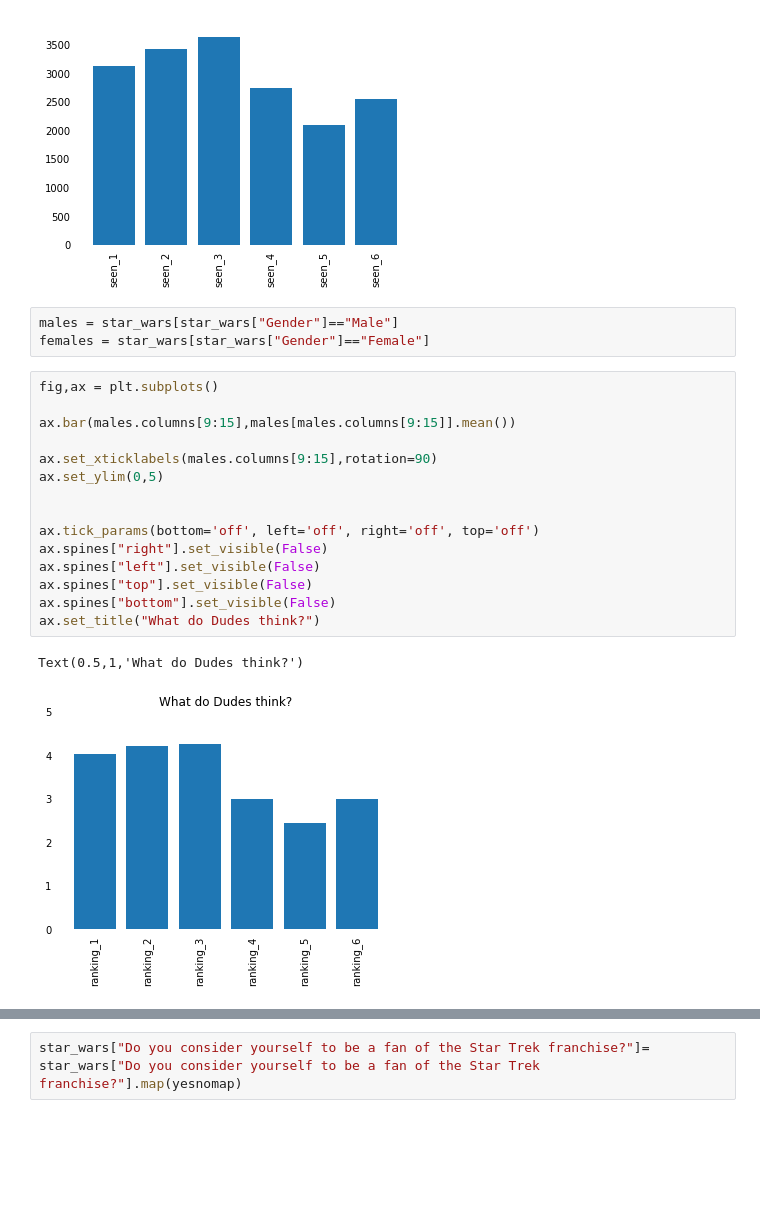
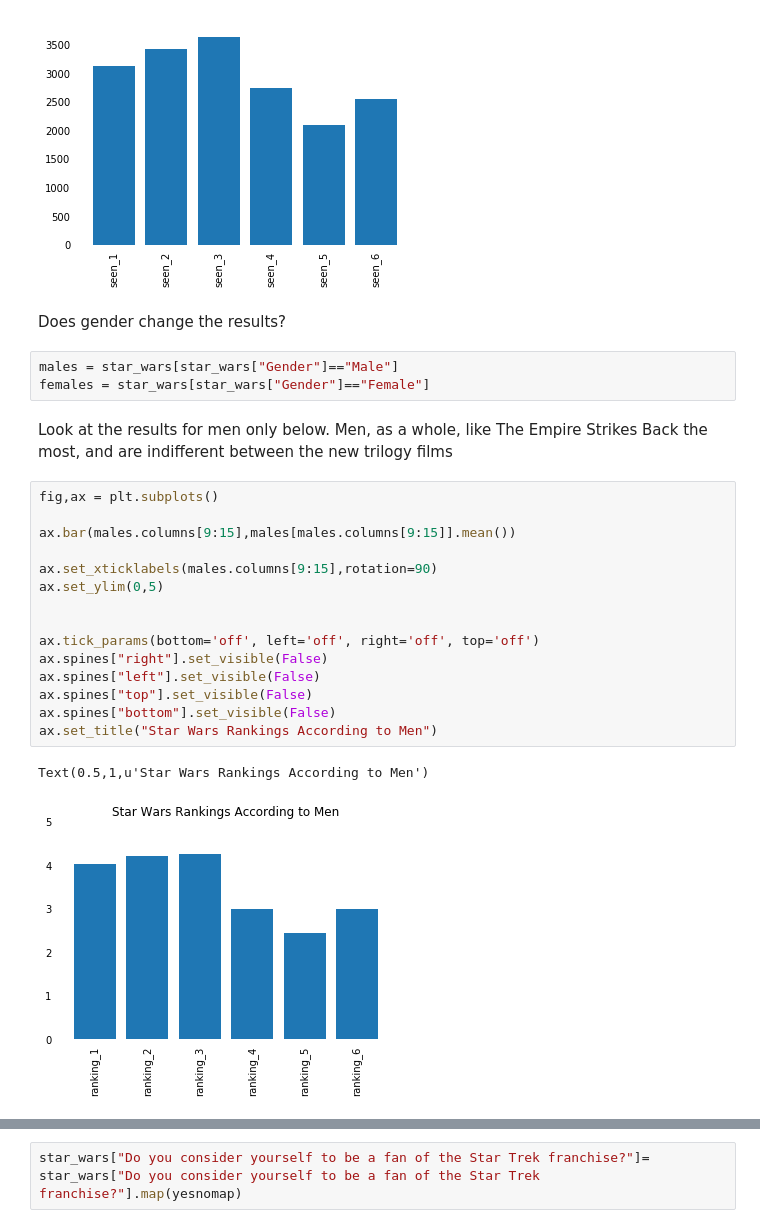
Before and after one commit to NolanNich/Star-Wars-Survey, a Jupyter notebook: Star Wars Survey.ipynb, the cells around one changed output, grey strips where cells are left out. Cells and saved outputs as stored; diff of their text form; blank space fills up the shorter version.

```diff
--- a/Star Wars Survey.ipynb
+++ b/Star Wars Survey.ipynb
@@ -198,24 +148,28 @@ ax.spines["top"].set_visible(False)
 ax.spines["bottom"].set_visible(False)
 # %% [output]
 [figure]
+# %% [markdown]
+Does gender change the results?
 # %%
 males = star_wars[star_wars["Gender"]=="Male"]
 females = star_wars[star_wars["Gender"]=="Female"]
+# %% [markdown]
+Look at the results for men only below. Men, as a whole, like The Empire Strikes Back the most, and are indifferent between the new trilogy films
 # %%
 fig,ax = plt.subplots()
 
 ax.bar(males.columns[9:15],males[males.columns[9:15]].mean())
 
 ax.set_xticklabels(males.columns[9:15],rotation=90)
 ax.set_ylim(0,5)
 
 
 ax.tick_params(bottom='off', left='off', right='off', top='off')
 ax.spines["right"].set_visible(False)
 ax.spines["left"].set_visible(False)
 ax.spines["top"].set_visible(False)
 ax.spines["bottom"].set_visible(False)
-ax.set_title("What do Dudes think?")
+ax.set_title("Star Wars Rankings According to Men")
 # %% [output]
-Text(0.5,1,'What do Dudes think?')
+Text(0.5,1,u'Star Wars Rankings According to Men')
-[figure, old version]
+[figure, new version]
```
Also changed, not shown: parts of 24 cells of this notebook.
